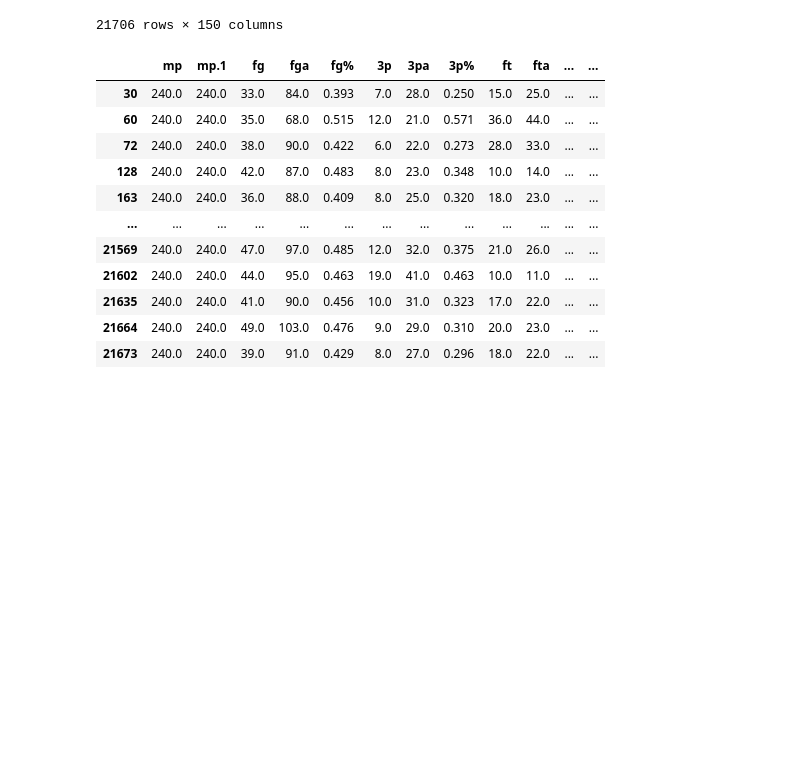
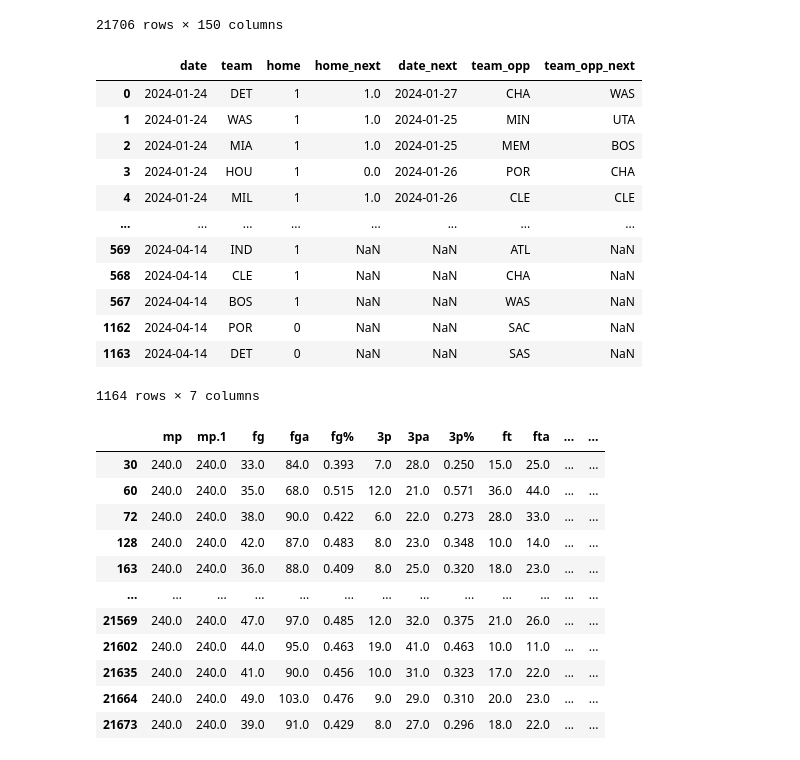
Before and after one commit to Spencer-Green/NBA-Prediction-Model, a Jupyter notebook: predict.ipynb, the cells around one changed output. Cells and saved outputs as stored; diff of their text form; code cells hidden in the pictures; blank space fills up the shorter version.

```diff
--- a/predict.ipynb
+++ b/predict.ipynb
@@ -2,6 +2,7 @@
 import pandas as pd
 # %%
 df = pd.read_csv("nba_updated_games.csv", index_col=0)
+df_updated = pd.read_csv("nba_updated_fixtures.csv", index_col=0)
 # %%
 df
 # %% [output]
@@ -18,6 +19,22 @@ df
 | 21704 | 240.0 | 240.0 | 42.0 | 82.0 | 0.512 | 12.0 | 27.0 | 0.444 | 12.0 | 19.0 | ... | ... |
 | 21705 | 240.0 | 240.0 | 44.0 | 83.0 | 0.530 | 13.0 | 39.0 | 0.333 | 20.0 | 27.0 | ... | ... |
 21706 rows × 150 columns
+# %%
+df_updated
+# %% [output]
+|  | date | team | home | home_next | date_next | team_opp | team_opp_next |
+| 0 | 2024-01-24 | DET | 1 | 1.0 | 2024-01-27 | CHA | WAS |
+| 1 | 2024-01-24 | WAS | 1 | 1.0 | 2024-01-25 | MIN | UTA |
+| 2 | 2024-01-24 | MIA | 1 | 1.0 | 2024-01-25 | MEM | BOS |
+| 3 | 2024-01-24 | HOU | 1 | 0.0 | 2024-01-26 | POR | CHA |
+| 4 | 2024-01-24 | MIL | 1 | 1.0 | 2024-01-26 | CLE | CLE |
+| ... | ... | ... | ... | ... | ... | ... | ... |
+| 569 | 2024-04-14 | IND | 1 | NaN | NaN | ATL | NaN |
+| 568 | 2024-04-14 | CLE | 1 | NaN | NaN | CHA | NaN |
+| 567 | 2024-04-14 | BOS | 1 | NaN | NaN | WAS | NaN |
+| 1162 | 2024-04-14 | POR | 0 | NaN | NaN | SAC | NaN |
+| 1163 | 2024-04-14 | DET | 0 | NaN | NaN | SAS | NaN |
+1164 rows × 7 columns
 # %%
 df = df.sort_values("date")
 # %%
```
Also changed, not shown: parts of 27 cells of this notebook, 8 other files.
